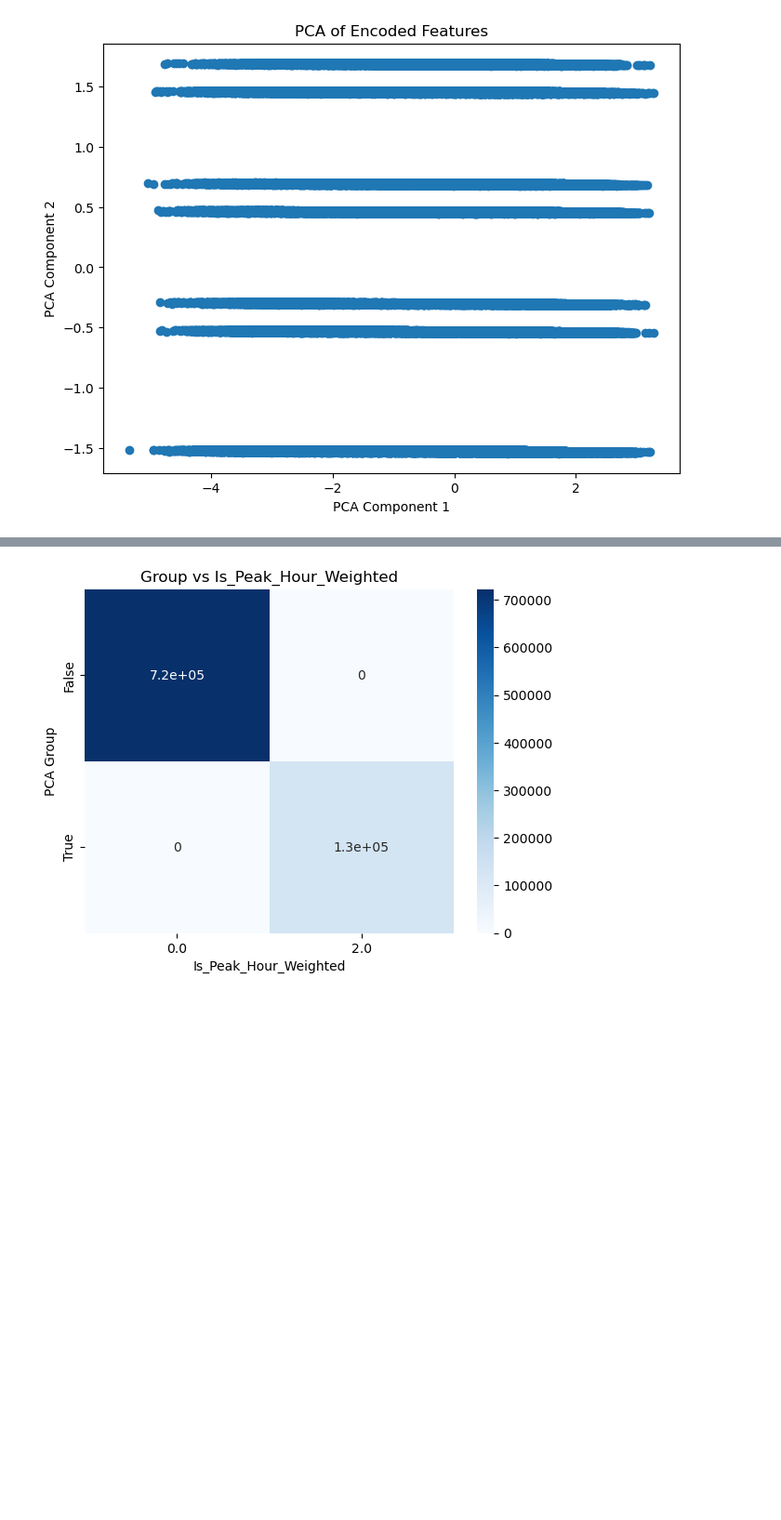
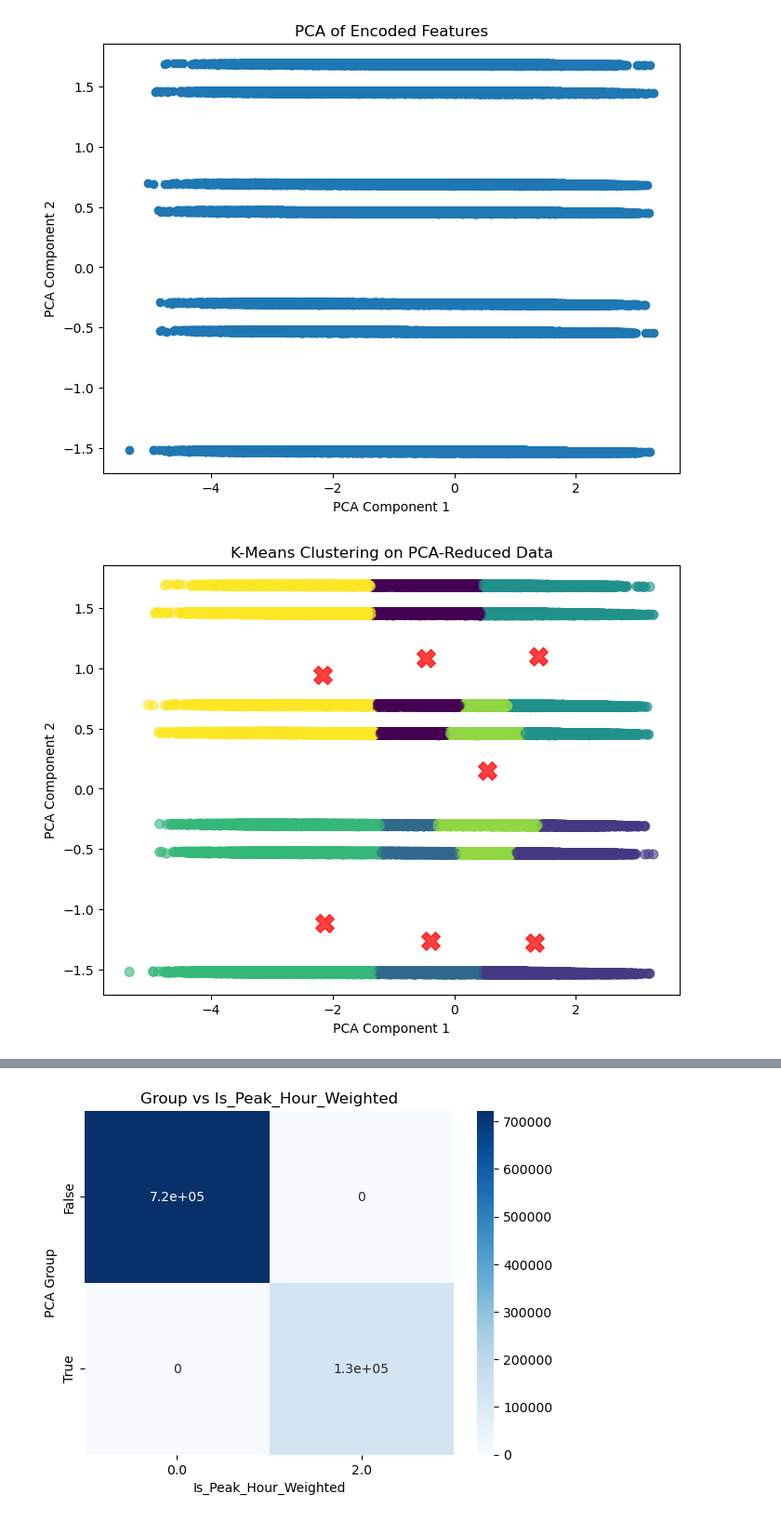
Before and after one commit to younggun339/ML, a Jupyter notebook: ML.ipynb, the cells around one changed output, grey strips where cells are left out. Shown at 93% size. Saved outputs shown, nothing was run; the diff lists cells and outputs as text; code cells hidden in the pictures; blank space fills up the shorter version.

```diff
--- a/ML.ipynb
+++ b/ML.ipynb
@@ -264,3 +264,32 @@ plt.ylabel('PCA Component 2')
 plt.show()
 # %% [output]
 [figure]
+# %%
+from sklearn.cluster import KMeans
+import matplotlib.pyplot as plt
+from sklearn.decomposition import PCA
+import seaborn as sns
+%matplotlib inline
+
+# PCA 적용하여 2차원으로 차원 축소 (이미 적용한 부분)
+pca = PCA(n_components=2)
+X_pca = pca.fit_transform(X_encoded)
+
+# K-Means 클러스터링
+# 클러스터의 수는 7로 설정
+kmeans = KMeans(n_clusters=7, random_state=42)
+clusters = kmeans.fit_predict(X_pca)
+
+# 시각화
+plt.figure(figsize=(8, 6))
+plt.scatter(X_pca[:, 0], X_pca[:, 1], c=clusters, cmap='viridis', s=50, alpha=0.6)
+plt.title('K-Means Clustering on PCA-Reduced Data')
+plt.xlabel('PCA Component 1')
+plt.ylabel('PCA Component 2')
+
+# 클러스터 중심 시각화
+centers = kmeans.cluster_centers_
+plt.scatter(centers[:, 0], centers[:, 1], c='red', s=200, alpha=0.75, marker='X')  # 클러스터 중심 표시
+plt.show()
+# %% [output]
+[figure, added]
```
Also changed, not shown: parts of 13 cells of this notebook, 2 other files.
